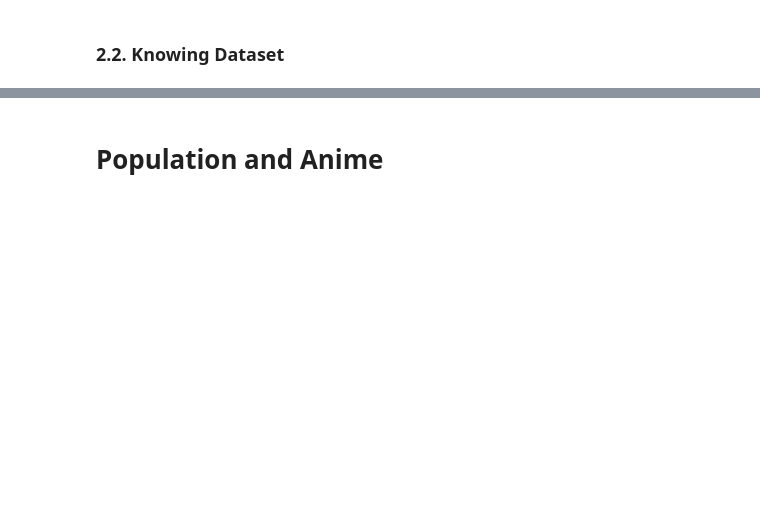
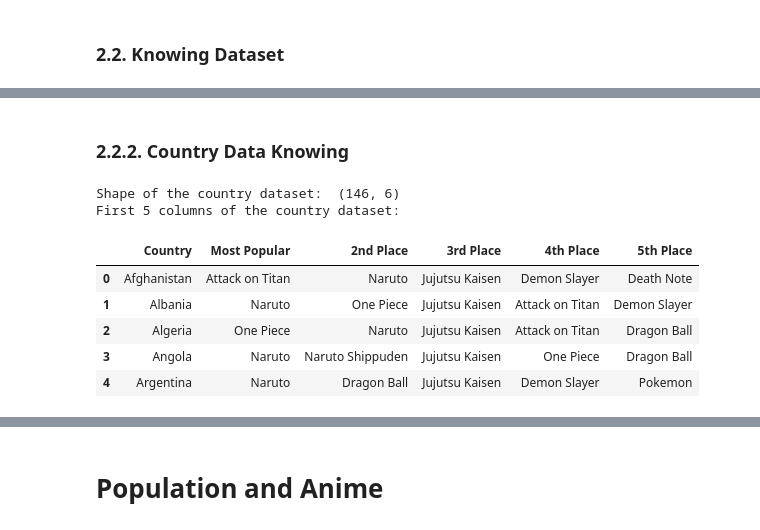
Before and after one commit to MYTE21/Anime.Quest, a Jupyter notebook: notebooks/data_processing.ipynb, the cells around one changed output, grey strips where cells are left out. Saved outputs shown, nothing was run; the diff lists cells and outputs as text; code cells hidden in the pictures; blank space fills up the shorter version.

```diff
--- a/notebooks/data_processing.ipynb
+++ b/notebooks/data_processing.ipynb
@@ -476,0 +135,18 @@ df[df["Name"] == "Attack on Titan"]
+# %% [markdown]
+### 2.2.2. Country Data Knowing
+# %%
+# shape of the country dataset
+print("Shape of the country dataset: ", df_country.shape)
+
+# show first 5 columns of country dataset
+print("First 5 columns of the country dataset: ")
+df_country.head()
+# %% [output]
+Shape of the country dataset:  (146, 6)
+First 5 columns of the country dataset:
+|  | Country | Most Popular | 2nd Place | 3rd Place | 4th Place | 5th Place |
+| 0 | Afghanistan | Attack on Titan | Naruto | Jujutsu Kaisen | Demon Slayer | Death Note |
+| 1 | Albania | Naruto | One Piece | Jujutsu Kaisen | Attack on Titan | Demon Slayer |
+| 2 | Algeria | One Piece | Naruto | Jujutsu Kaisen | Attack on Titan | Dragon Ball |
+| 3 | Angola | Naruto | Naruto Shippuden | Jujutsu Kaisen | One Piece | Dragon Ball |
+| 4 | Argentina | Naruto | Dragon Ball | Jujutsu Kaisen | Demon Slayer | Pokemon |
```
Also changed, not shown: parts of 102 cells of this notebook.
